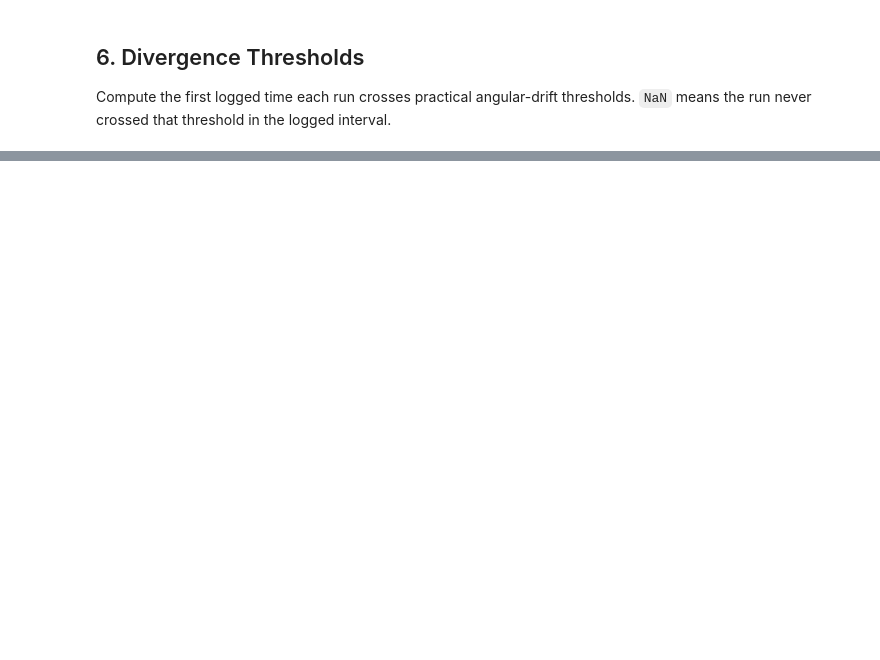
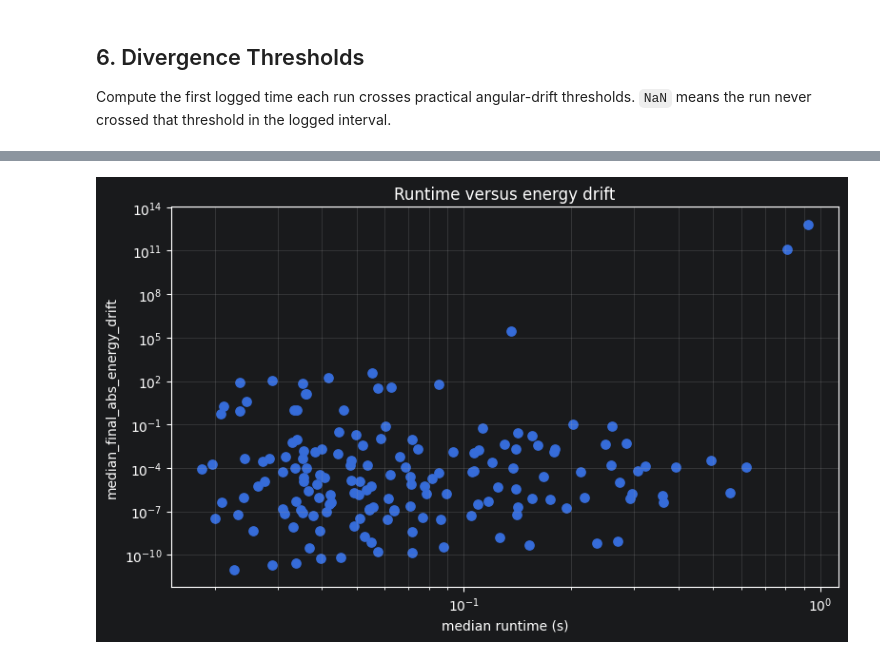
Before and after one commit to pineapple-bois/Double_Pendulum_App, a Jupyter notebook: development/math_fidelity/explore_drift_evidence.ipynb, the cells around one changed output, grey strips where cells are left out. Saved outputs shown, nothing was run; the diff lists cells and outputs as text; code cells hidden in the pictures; blank space fills up the shorter version.

```diff
--- a/development/math_fidelity/explore_drift_evidence.ipynb
+++ b/development/math_fidelity/explore_drift_evidence.ipynb
@@ -215,0 +426,20 @@ sorted(FIGURE_DIR.glob("*.png"))
+# %%
+if benchmark is None:
+    print("No benchmark log loaded.")
+else:
+    energy_cols = [c for c in benchmark.columns if c in ("median_max_abs_energy_drift", "median_final_abs_energy_drift")]
+    if not energy_cols:
+        print("Benchmark log does not include energy-drift columns.")
+    else:
+        fig, ax = plt.subplots(figsize=(8, 5))
+        metric = energy_cols[0]
+        ax.scatter(benchmark["median_runtime_s"], benchmark[metric], s=45)
+        ax.set_xscale("log")
+        ax.set_yscale("log")
+        ax.set_xlabel("median runtime (s)")
+        ax.set_ylabel(metric)
+        ax.set_title("Runtime versus energy drift")
+        ax.grid(True, which="both", alpha=0.25)
+        plt.tight_layout();
+# %% [output]
+[figure, added]
```
Also changed, not shown: parts of 25 cells of this notebook, 7 other files.
